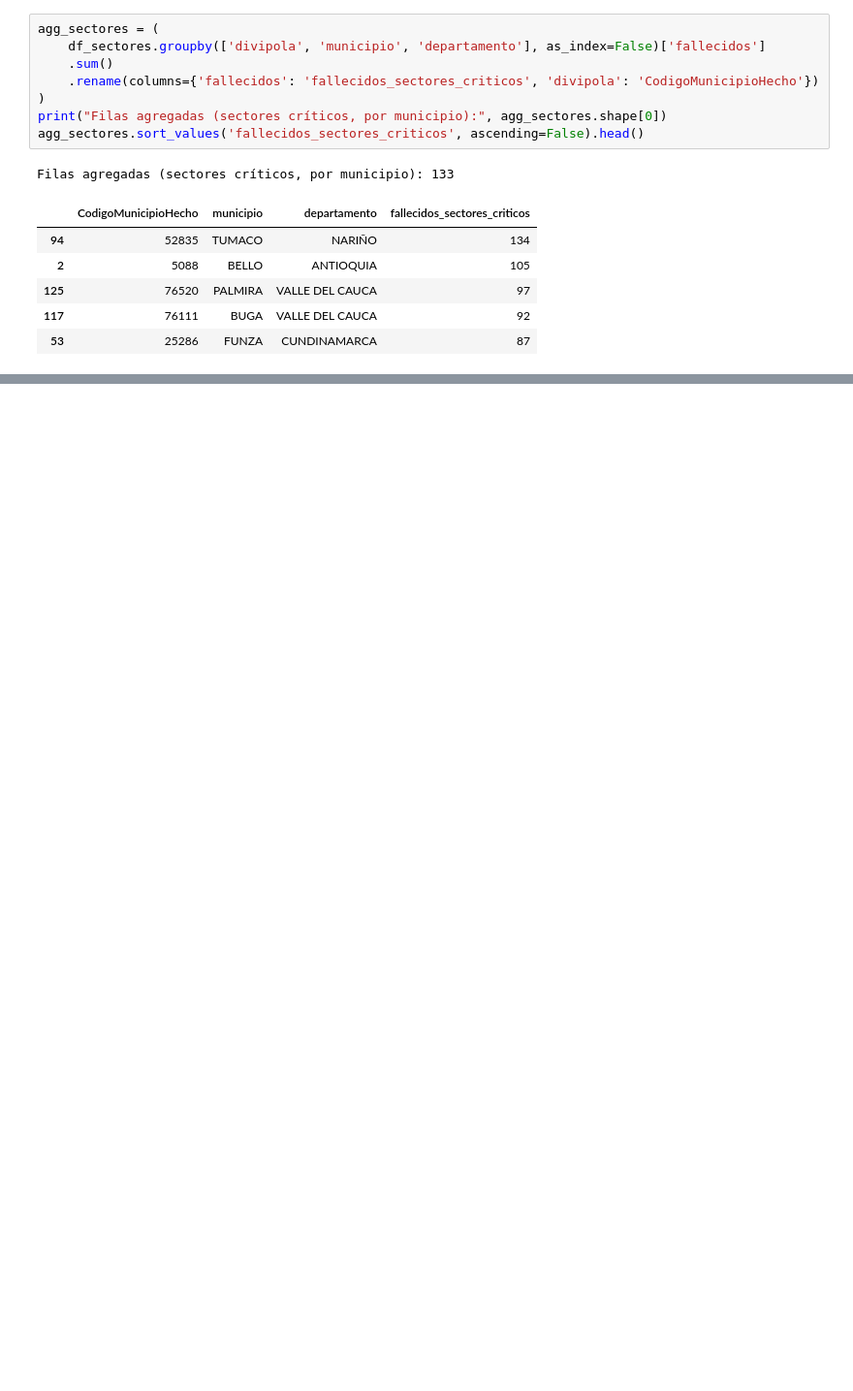
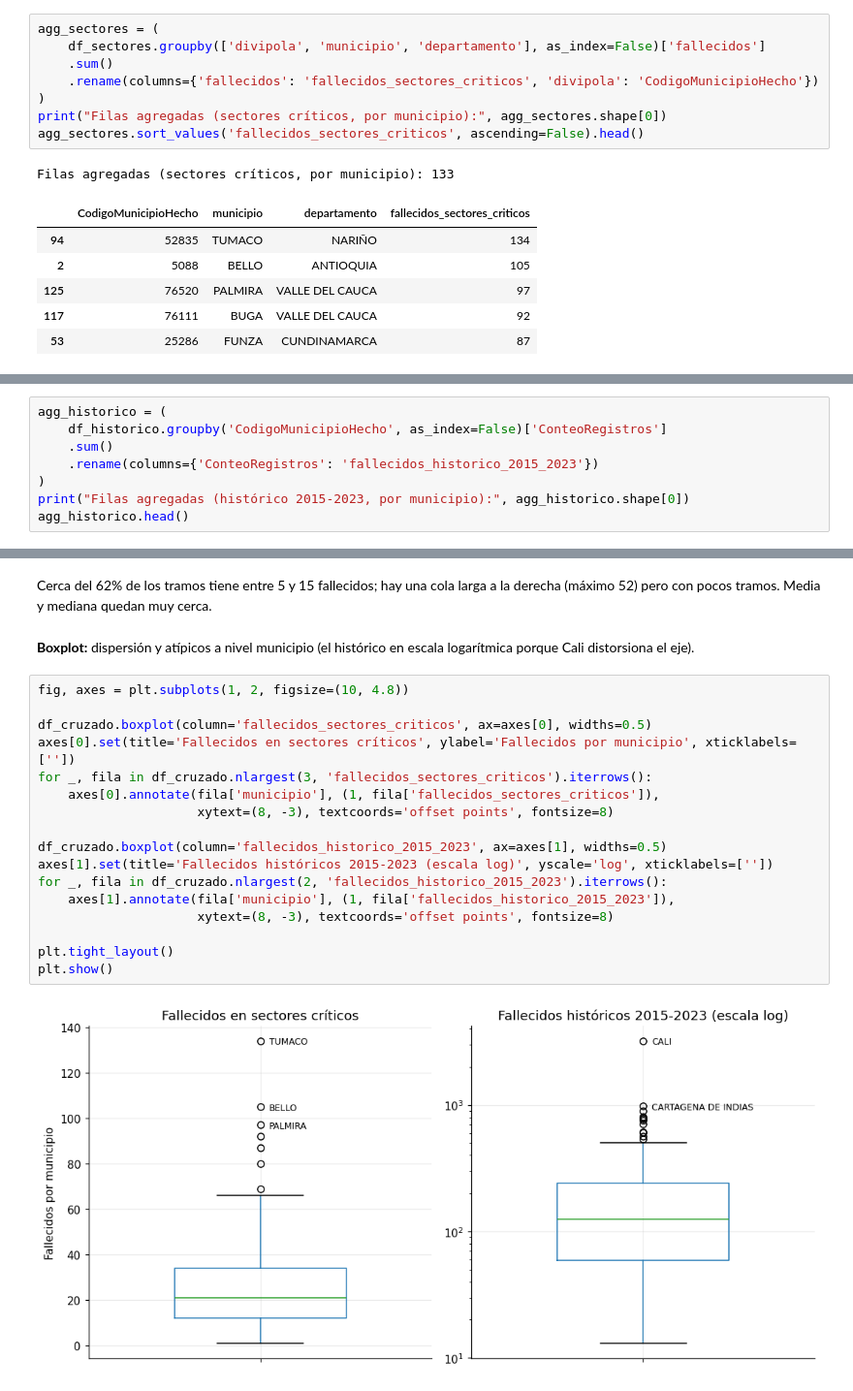
Before and after one commit to winderoman/mineria-siniestralidad-vial, a Jupyter notebook: notebooks/notebook_adquisicion2.ipynb, the cells around one changed output, grey strips where cells are left out. Shown at 97% size. Cells and saved outputs as stored; diff of their text form; blank space fills up the shorter version.

```diff
--- a/notebooks/notebook_adquisicion2.ipynb
+++ b/notebooks/notebook_adquisicion2.ipynb
@@ -149,0 +91,8 @@ Columnas: ['CodigoMunicipioHecho', 'municipio', 'departamento', 'fallecidos_sect
+# %%
+agg_historico = (
+    df_historico.groupby('CodigoMunicipioHecho', as_index=False)['ConteoRegistros']
+    .sum()
+    .rename(columns={'ConteoRegistros': 'fallecidos_historico_2015_2023'})
+)
+print("Filas agregadas (histórico 2015-2023, por municipio):", agg_historico.shape[0])
+agg_historico.head()
@@ -149,0 +644,23 @@ Columnas: ['CodigoMunicipioHecho', 'municipio', 'departamento', 'fallecidos_sect
+# %% [markdown]
+Cerca del 62% de los tramos tiene entre 5 y 15 fallecidos; hay una cola larga a la derecha (máximo 52) pero con pocos tramos. Media y mediana quedan muy cerca.
+# %% [markdown]
+**Boxplot:** dispersión y atípicos a nivel municipio (el histórico en escala logarítmica porque Cali distorsiona el eje).
+# %%
+fig, axes = plt.subplots(1, 2, figsize=(10, 4.8))
+
+df_cruzado.boxplot(column='fallecidos_sectores_criticos', ax=axes[0], widths=0.5)
+axes[0].set(title='Fallecidos en sectores críticos', ylabel='Fallecidos por municipio', xticklabels=[''])
+for _, fila in df_cruzado.nlargest(3, 'fallecidos_sectores_criticos').iterrows():
+    axes[0].annotate(fila['municipio'], (1, fila['fallecidos_sectores_criticos']),
+                     xytext=(8, -3), textcoords='offset points', fontsize=8)
+
+df_cruzado.boxplot(column='fallecidos_historico_2015_2023', ax=axes[1], widths=0.5)
+axes[1].set(title='Fallecidos históricos 2015-2023 (escala log)', yscale='log', xticklabels=[''])
+for _, fila in df_cruzado.nlargest(2, 'fallecidos_historico_2015_2023').iterrows():
+    axes[1].annotate(fila['municipio'], (1, fila['fallecidos_historico_2015_2023']),
+                     xytext=(8, -3), textcoords='offset points', fontsize=8)
+
+plt.tight_layout()
+plt.show()
+# %% [output]
+[figure, added]
```
Also changed, not shown: parts of 73 cells of this notebook.
